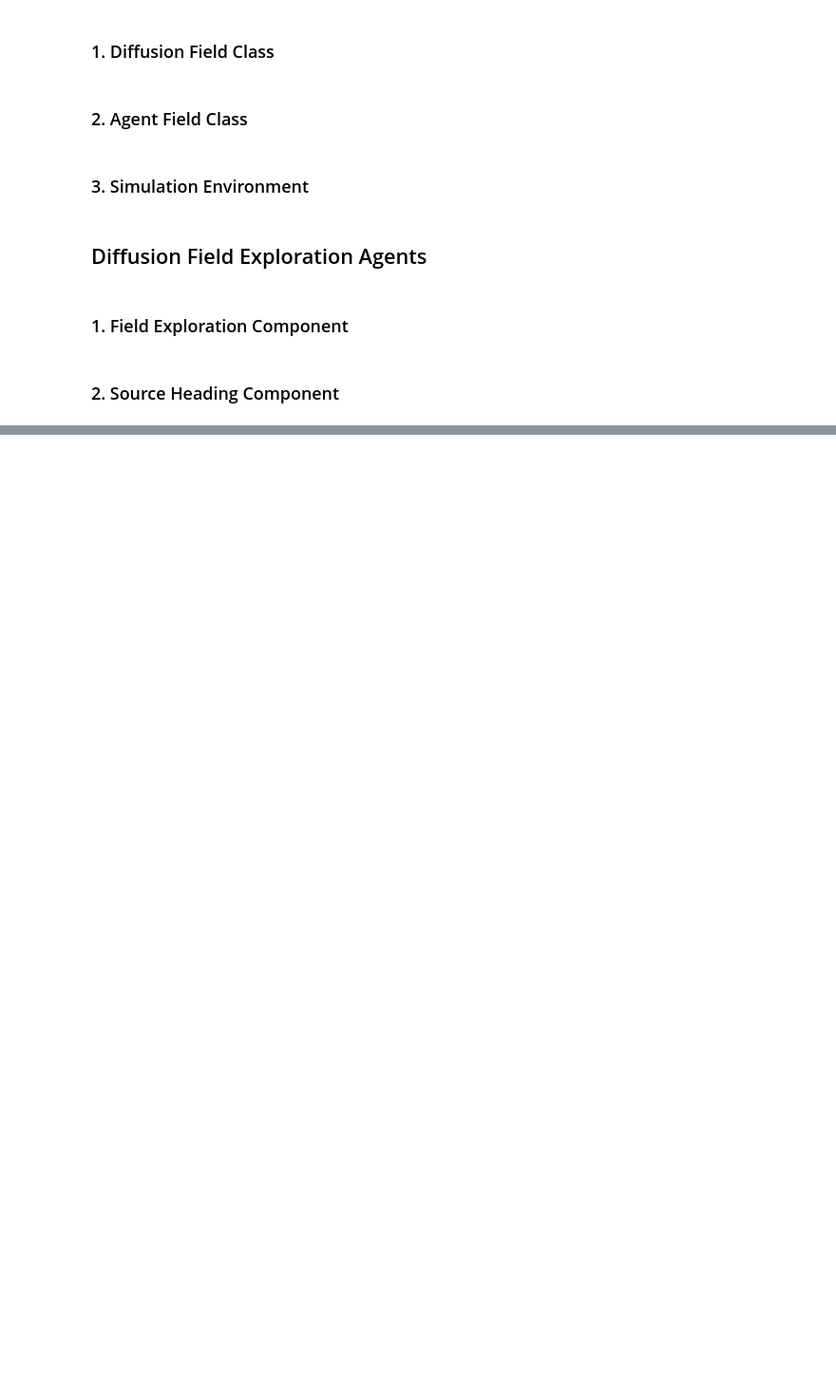
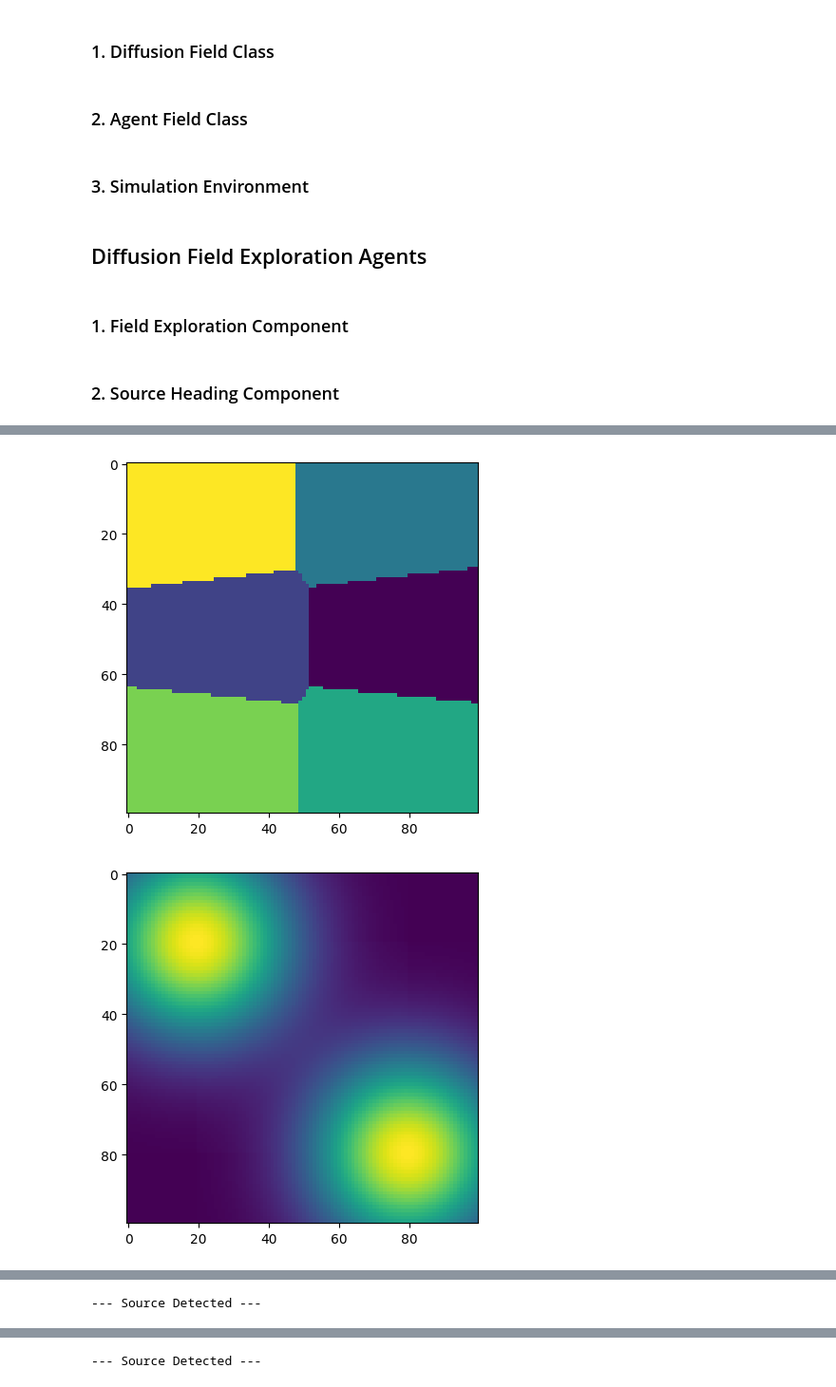
Before and after one commit to SAM-RL/sambotrl-training-agents, a Jupyter notebook: new_env_and_baseline_agents.ipynb, the cells around one changed output, grey strips where cells are left out. Shown at 95% size. Saved outputs shown, nothing was run; the diff lists cells and outputs as text; code cells hidden in the pictures; blank space fills up the shorter version.

```diff
--- a/generate_env_fields.ipynb
+++ b/new_env_and_baseline_agents.ipynb
@@ -624,0 +812,36 @@ snapshots = maps[name]['snapshots']
+# %%
+import pickle
+
+env = DiffusionFieldEnvironment(env_name='2-src-1', src_thresh=4)
+state, obsr  = env.reset(pos=[90,10])
+steps = 0
+z_thresh = 5
+exploration_handler = ClusterBasedExplorationHandler(obsr)
+src_heading_handler = GradientSourceHeadingHandler(obsr)
+explore_mode = True
+new_target_reached = True
+plt.imshow(env.env_field.field)
+plt.show()
+while True:
+    # print('EXPLORE' if explore_mode else 'SOURCE-HEADING')
+    # print(f'STATE: {state}')
+    if explore_mode:
+        action_id, dest_reached = exploration_handler.get_next_action(state, obsr)
+        new_target_reached = new_target_reached or dest_reached
+        state, reward, done, obsr = env.step(action_id)
+        if state[0] > z_thresh and new_target_reached:
+            explore_mode = False
+    else:
+        action_id = src_heading_handler.get_next_action(state, obsr)
+        state, reward, done, obsr = env.step(action_id)
+        if "source_found" in obsr.keys():
+            explore_mode = True
+            new_target_reached = False
+    if done:
+        # plot_env_subplot(env, axes[idx//3,idx%3], name)
+        plt.imshow(env.agent_field.visited_field)
+        break
+    steps += 1
+# %% [output]
+[figure, added]
+[figure, added]
@@ -624,0 +849 @@ snapshots = maps[name]['snapshots']
+--- Source Detected ---
@@ -624,0 +852 @@ snapshots = maps[name]['snapshots']
+--- Source Detected ---
```
Also changed, not shown: parts of 13 cells of this notebook, 5 other files.
